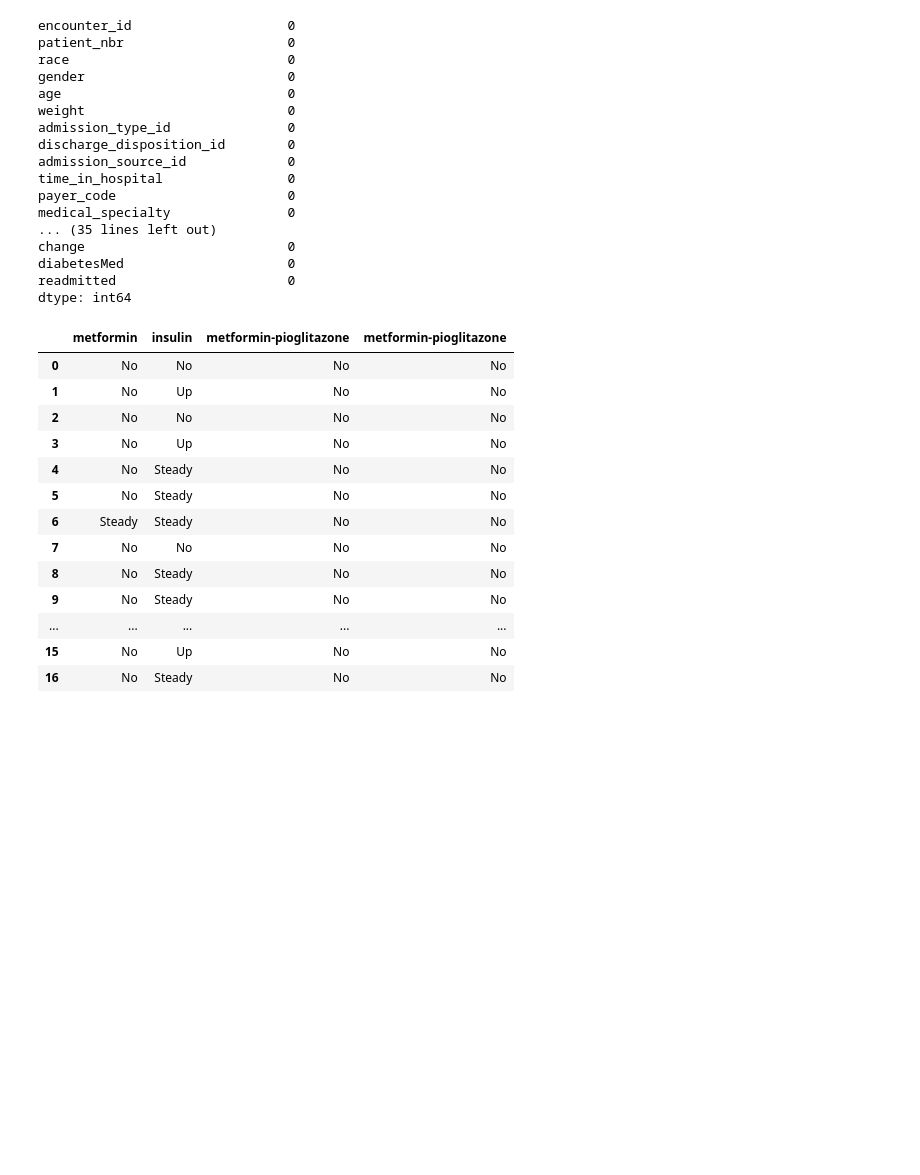
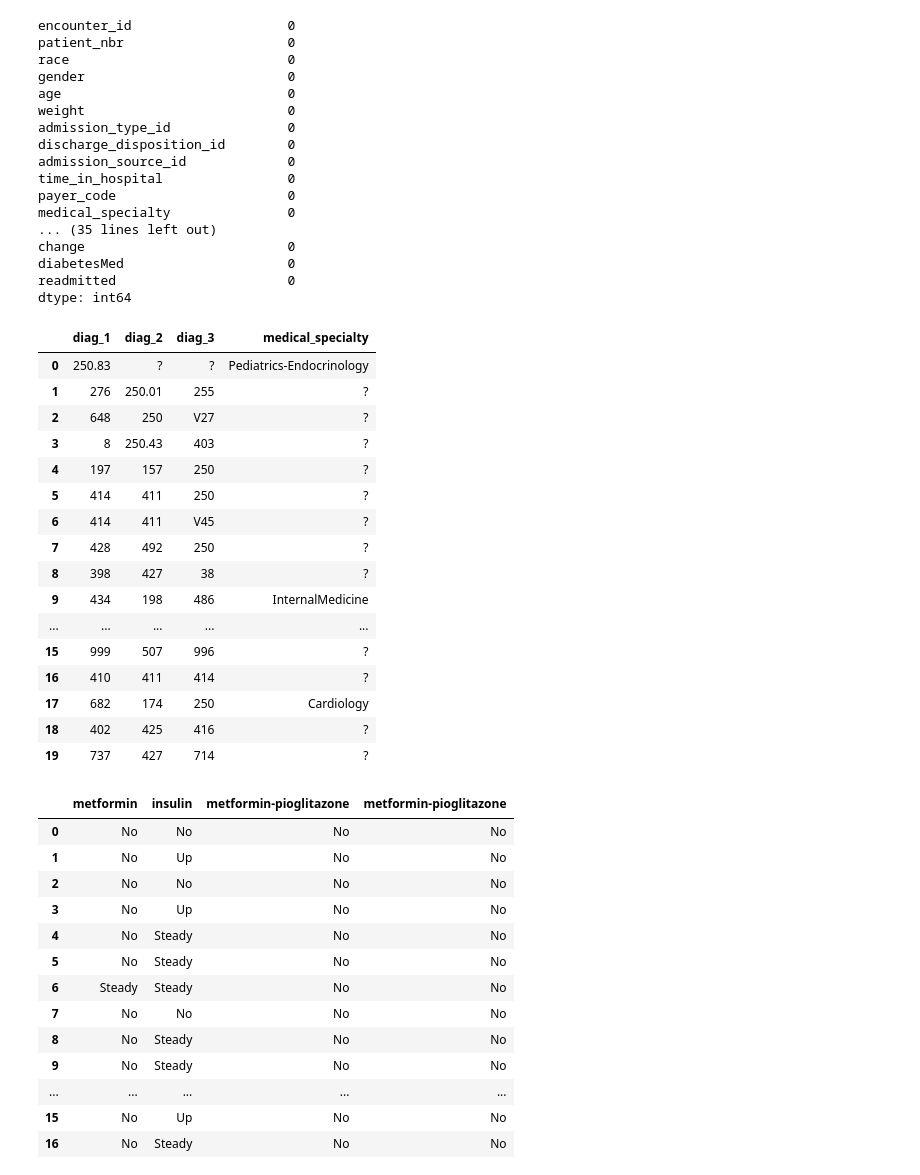
Before and after one commit to zahirjunejo/hospital-readmission-prediction, a Jupyter notebook: notebooks/01_data_exploration.ipynb, the cells around one changed output. Cells and saved outputs as stored; diff of their text form; code cells hidden in the pictures; blank space fills up the shorter version.

Commit message:
Some questions and missing values, ignore medical specialty

```diff
--- a/notebooks/01_data_exploration.ipynb
+++ b/notebooks/01_data_exploration.ipynb
@@ -78,6 +78,26 @@ change                          0
 diabetesMed                     0
 readmitted                      0
 dtype: int64
+# %%
+df[["diag_1","diag_2", "diag_3", "medical_specialty"]].head(20)
+# %% [output]
+|  | diag_1 | diag_2 | diag_3 | medical_specialty |
+| 0 | 250.83 | ? | ? | Pediatrics-Endocrinology |
+| 1 | 276 | 250.01 | 255 | ? |
+| 2 | 648 | 250 | V27 | ? |
+| 3 | 8 | 250.43 | 403 | ? |
+| 4 | 197 | 157 | 250 | ? |
+| 5 | 414 | 411 | 250 | ? |
+| 6 | 414 | 411 | V45 | ? |
+| 7 | 428 | 492 | 250 | ? |
+| 8 | 398 | 427 | 38 | ? |
+| 9 | 434 | 198 | 486 | InternalMedicine |
+| ... | ... | ... | ... | ... |
+| 15 | 999 | 507 | 996 | ? |
+| 16 | 410 | 411 | 414 | ? |
+| 17 | 682 | 174 | 250 | Cardiology |
+| 18 | 402 | 425 | 416 | ? |
+| 19 | 737 | 427 | 714 | ? |
 # %%
 df[["metformin","insulin", "metformin-pioglitazone", "metformin-pioglitazone"]].head(20)
 # %% [output]
```
Also changed, not shown: 1 other file.
